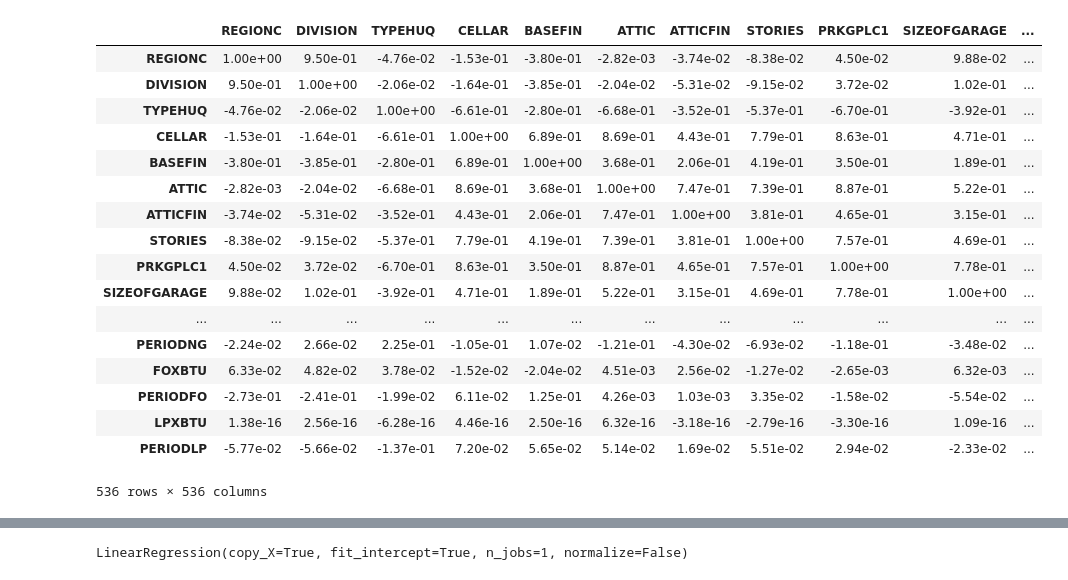
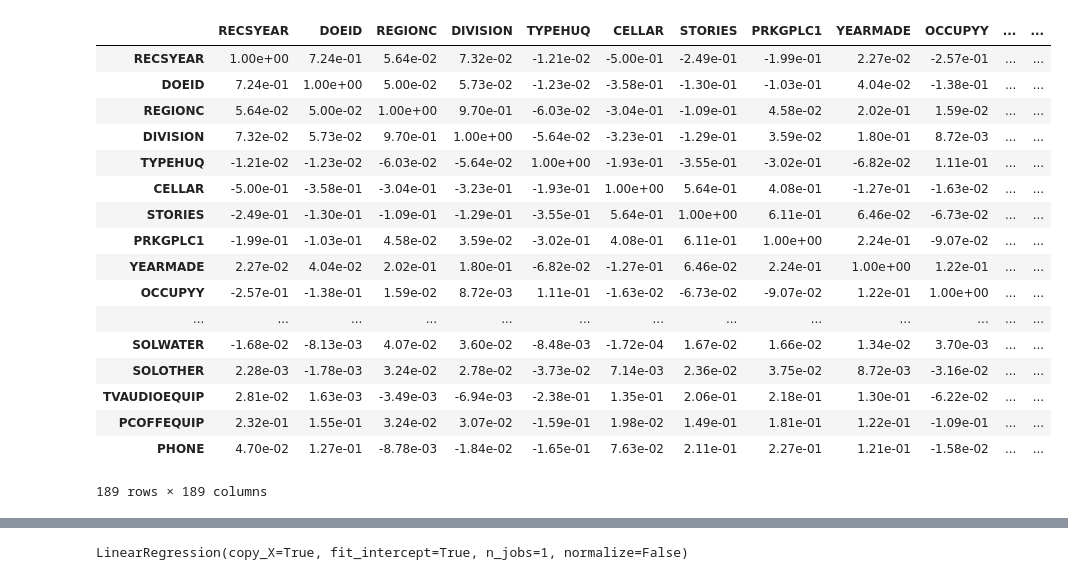
Before and after one commit to sigmanudude/ResidentialEnergyPrediction, a Jupyter notebook: Linearmodel_pricing.ipynb, the cells around one changed output, grey strips where cells are left out. Drawn from its saved outputs; the diff is of its cells as text; code cells hidden in the pictures.

```diff
--- a/Linearmodel_pricing.ipynb
+++ b/Linearmodel_pricing.ipynb
@@ -30,3 +28,7 @@ dataset=read_csv(filename)
+# %%
+import os
+filename = os.path.join("dataforfinalproject","RECS_COMBINED_DATA.csv")
+dataset=read_csv(filename)
 # %%
 dataset.describe()
 # %% [output]
@@ -75,2 +44,0 @@ dataset.head()
-# %%
-dataset=dataset.drop(columns=['DOEID','METROMICRO','UATYP10','CLIMATE_REGION_PUB','IECC_CLIMATE_PUB','NGXBTU'])
@@ -87,22 +45,22 @@ dataset.head()
 # %%
 set_option('precision', 2)
-dataset.corr(method='pearson')
+dataset.corr(method='spearman')
 # %% [output]
-|  | REGIONC | DIVISION | TYPEHUQ | CELLAR | BASEFIN | ATTIC | ATTICFIN | STORIES | PRKGPLC1 | SIZEOFGARAGE | ... |
-| REGIONC | 1.00e+00 | 9.50e-01 | -4.76e-02 | -1.53e-01 | -3.80e-01 | -2.82e-03 | -3.74e-02 | -8.38e-02 | 4.50e-02 | 9.88e-02 | ... |
-| DIVISION | 9.50e-01 | 1.00e+00 | -2.06e-02 | -1.64e-01 | -3.85e-01 | -2.04e-02 | -5.31e-02 | -9.15e-02 | 3.72e-02 | 1.02e-01 | ... |
-| TYPEHUQ | -4.76e-02 | -2.06e-02 | 1.00e+00 | -6.61e-01 | -2.80e-01 | -6.68e-01 | -3.52e-01 | -5.37e-01 | -6.70e-01 | -3.92e-01 | ... |
-| CELLAR | -1.53e-01 | -1.64e-01 | -6.61e-01 | 1.00e+00 | 6.89e-01 | 8.69e-01 | 4.43e-01 | 7.79e-01 | 8.63e-01 | 4.71e-01 | ... |
-| BASEFIN | -3.80e-01 | -3.85e-01 | -2.80e-01 | 6.89e-01 | 1.00e+00 | 3.68e-01 | 2.06e-01 | 4.19e-01 | 3.50e-01 | 1.89e-01 | ... |
-| ATTIC | -2.82e-03 | -2.04e-02 | -6.68e-01 | 8.69e-01 | 3.68e-01 | 1.00e+00 | 7.47e-01 | 7.39e-01 | 8.87e-01 | 5.22e-01 | ... |
-| ATTICFIN | -3.74e-02 | -5.31e-02 | -3.52e-01 | 4.43e-01 | 2.06e-01 | 7.47e-01 | 1.00e+00 | 3.81e-01 | 4.65e-01 | 3.15e-01 | ... |
-| STORIES | -8.38e-02 | -9.15e-02 | -5.37e-01 | 7.79e-01 | 4.19e-01 | 7.39e-01 | 3.81e-01 | 1.00e+00 | 7.57e-01 | 4.69e-01 | ... |
-| PRKGPLC1 | 4.50e-02 | 3.72e-02 | -6.70e-01 | 8.63e-01 | 3.50e-01 | 8.87e-01 | 4.65e-01 | 7.57e-01 | 1.00e+00 | 7.78e-01 | ... |
-| SIZEOFGARAGE | 9.88e-02 | 1.02e-01 | -3.92e-01 | 4.71e-01 | 1.89e-01 | 5.22e-01 | 3.15e-01 | 4.69e-01 | 7.78e-01 | 1.00e+00 | ... |
-| ... | ... | ... | ... | ... | ... | ... | ... | ... | ... | ... | ... |
-| PERIODNG | -2.24e-02 | 2.66e-02 | 2.25e-01 | -1.05e-01 | 1.07e-02 | -1.21e-01 | -4.30e-02 | -6.93e-02 | -1.18e-01 | -3.48e-02 | ... |
-| FOXBTU | 6.33e-02 | 4.82e-02 | 3.78e-02 | -1.52e-02 | -2.04e-02 | 4.51e-03 | 2.56e-02 | -1.27e-02 | -2.65e-03 | 6.32e-03 | ... |
-| PERIODFO | -2.73e-01 | -2.41e-01 | -1.99e-02 | 6.11e-02 | 1.25e-01 | 4.26e-03 | 1.03e-03 | 3.35e-02 | -1.58e-02 | -5.54e-02 | ... |
-| LPXBTU | 1.38e-16 | 2.56e-16 | -6.28e-16 | 4.46e-16 | 2.50e-16 | 6.32e-16 | -3.18e-16 | -2.79e-16 | -3.30e-16 | 1.09e-16 | ... |
-| PERIODLP | -5.77e-02 | -5.66e-02 | -1.37e-01 | 7.20e-02 | 5.65e-02 | 5.14e-02 | 1.69e-02 | 5.51e-02 | 2.94e-02 | -2.33e-02 | ... |
+|  | RECSYEAR | DOEID | REGIONC | DIVISION | TYPEHUQ | CELLAR | STORIES | PRKGPLC1 | YEARMADE | OCCUPYY | ... | ... |
+| RECSYEAR | 1.00e+00 | 7.24e-01 | 5.64e-02 | 7.32e-02 | -1.21e-02 | -5.00e-01 | -2.49e-01 | -1.99e-01 | 2.27e-02 | -2.57e-01 | ... | ... |
+| DOEID | 7.24e-01 | 1.00e+00 | 5.00e-02 | 5.73e-02 | -1.23e-02 | -3.58e-01 | -1.30e-01 | -1.03e-01 | 4.04e-02 | -1.38e-01 | ... | ... |
+| REGIONC | 5.64e-02 | 5.00e-02 | 1.00e+00 | 9.70e-01 | -6.03e-02 | -3.04e-01 | -1.09e-01 | 4.58e-02 | 2.02e-01 | 1.59e-02 | ... | ... |
+| DIVISION | 7.32e-02 | 5.73e-02 | 9.70e-01 | 1.00e+00 | -5.64e-02 | -3.23e-01 | -1.29e-01 | 3.59e-02 | 1.80e-01 | 8.72e-03 | ... | ... |
+| TYPEHUQ | -1.21e-02 | -1.23e-02 | -6.03e-02 | -5.64e-02 | 1.00e+00 | -1.93e-01 | -3.55e-01 | -3.02e-01 | -6.82e-02 | 1.11e-01 | ... | ... |
+| CELLAR | -5.00e-01 | -3.58e-01 | -3.04e-01 | -3.23e-01 | -1.93e-01 | 1.00e+00 | 5.64e-01 | 4.08e-01 | -1.27e-01 | -1.63e-02 | ... | ... |
+| STORIES | -2.49e-01 | -1.30e-01 | -1.09e-01 | -1.29e-01 | -3.55e-01 | 5.64e-01 | 1.00e+00 | 6.11e-01 | 6.46e-02 | -6.73e-02 | ... | ... |
+| PRKGPLC1 | -1.99e-01 | -1.03e-01 | 4.58e-02 | 3.59e-02 | -3.02e-01 | 4.08e-01 | 6.11e-01 | 1.00e+00 | 2.24e-01 | -9.07e-02 | ... | ... |
+| YEARMADE | 2.27e-02 | 4.04e-02 | 2.02e-01 | 1.80e-01 | -6.82e-02 | -1.27e-01 | 6.46e-02 | 2.24e-01 | 1.00e+00 | 1.22e-01 | ... | ... |
+| OCCUPYY | -2.57e-01 | -1.38e-01 | 1.59e-02 | 8.72e-03 | 1.11e-01 | -1.63e-02 | -6.73e-02 | -9.07e-02 | 1.22e-01 | 1.00e+00 | ... | ... |
+| ... | ... | ... | ... | ... | ... | ... | ... | ... | ... | ... | ... | ... |
+| SOLWATER | -1.68e-02 | -8.13e-03 | 4.07e-02 | 3.60e-02 | -8.48e-03 | -1.72e-04 | 1.67e-02 | 1.66e-02 | 1.34e-02 | 3.70e-03 | ... | ... |
+| SOLOTHER | 2.28e-03 | -1.78e-03 | 3.24e-02 | 2.78e-02 | -3.73e-02 | 7.14e-03 | 2.36e-02 | 3.75e-02 | 8.72e-03 | -3.16e-02 | ... | ... |
+| TVAUDIOEQUIP | 2.81e-02 | 1.63e-03 | -3.49e-03 | -6.94e-03 | -2.38e-01 | 1.35e-01 | 2.06e-01 | 2.18e-01 | 1.30e-01 | -6.22e-02 | ... | ... |
+| PCOFFEQUIP | 2.32e-01 | 1.55e-01 | 3.24e-02 | 3.07e-02 | -1.59e-01 | 1.98e-02 | 1.49e-01 | 1.81e-01 | 1.22e-01 | -1.09e-01 | ... | ... |
+| PHONE | 4.70e-02 | 1.27e-01 | -8.78e-03 | -1.84e-02 | -1.65e-01 | 7.63e-02 | 2.11e-01 | 2.27e-01 | 1.21e-01 | -1.58e-02 | ... | ... |
-536 rows × 536 columns
+189 rows × 189 columns
```
Also changed, not shown: parts of 23 cells of this notebook.
